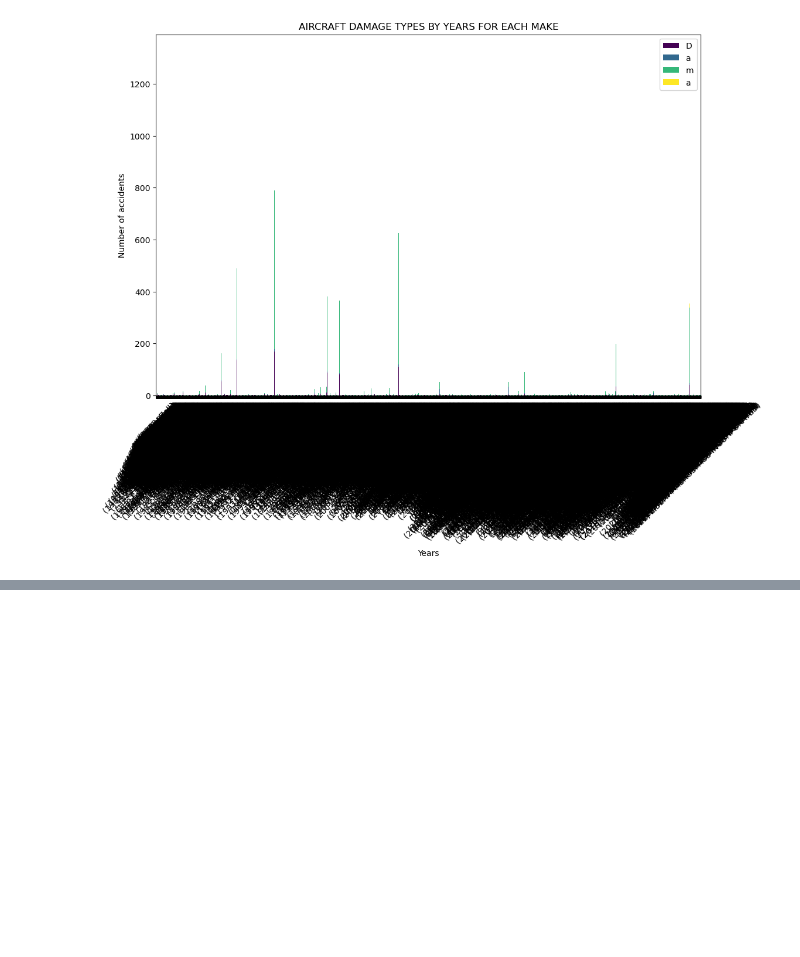
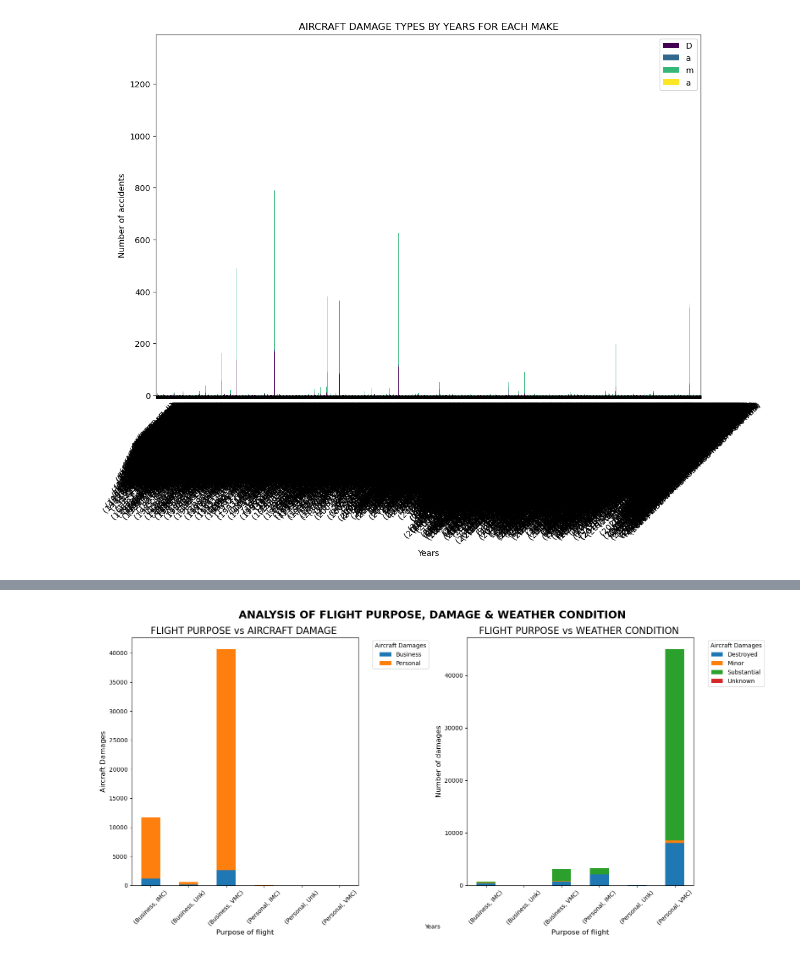
Before and after one commit to Victoria-ui227/Aviation-accidents-trends, a Jupyter notebook: Untitled.ipynb, the cells around one changed output, grey strips where cells are left out. Cells and saved outputs as stored; diff of their text form; code cells hidden in the pictures; blank space fills up the shorter version.

```diff
--- a/Untitled.ipynb
+++ b/Untitled.ipynb
@@ -301,0 +367,3 @@ ax.legend('Damage type');
+# %%
+damage_pivot_T= damage_pivot.T
+damage_pivot_T
@@ -301,0 +377,7 @@ ax.legend('Damage type');
+# %%
+flight_purpose_df= aviation_df.loc[aviation_df['Purpose.of.flight'].isin(['Personal','Business'])]
+# %%
+flight_purpose_df=flight_purpose_df.loc[(flight_purpose_df['Weather.Condition']!= 'UNK')&(flight_purpose_df['Weather.Condition']!= 'unk')]
+# %%
+weather_pivot= flight_purpose_df.groupby(['Purpose.of.flight','Weather.Condition','Aircraft.damage']).size().unstack()
+weather_pivot
@@ -301,0 +393,31 @@ ax.legend('Damage type');
+# %%
+fig, ax = plt.subplots(1, 2, figsize=(16, 8), sharex=True)
+
+
+# First subplot (FLIGHT PURPOSE vs AIRCRAFT DAMAGE)
+damage_pivot_T.plot(kind='bar', stacked=True,ax=ax[0]) #assign to ax[0]
+ax[0].set_title('FLIGHT PURPOSE vs AIRCRAFT DAMAGE ', fontsize=16)
+ax[0].set_xlabel('Purpose of flight', fontsize=12)
+ax[0].set_ylabel('Aircraft Damages', fontsize=12)
+ax[0].tick_params(axis= 'x',rotation=45)
+ax[0].legend(title='Aircraft Damages', bbox_to_anchor=(1.05, 1), loc='upper left')
+
+
+#Second subplot (FLIGHT PURPOSE vs WEATHER CONDITION)
+weather_pivot.plot(kind='bar', stacked=True, ax=ax[1])
+ax[1].set_title('FLIGHT PURPOSE vs WEATHER CONDITION ', fontsize=16)
+ax[1].set_xlabel('Purpose of flight', fontsize=12)
+ax[1].set_ylabel('Number of damages', fontsize=12)
+ax[1].tick_params(axis= 'x',rotation=45)
+ax[1].legend(title='Aircraft Damages', bbox_to_anchor=(1.05, 1), loc='upper left')
+
+
+# Set a common title for all subplots
+fig.suptitle('ANALYSIS OF FLIGHT PURPOSE, DAMAGE & WEATHER CONDITION', fontsize=18, fontweight='bold')
+
+# Adjust layout
+fig.text(0.5, 0.04, 'Years', ha='center')
+plt.tight_layout()
+plt.show()
+# %% [output]
+[figure, added]
```
Also changed, not shown: parts of 11 cells of this notebook, 3 other files.
